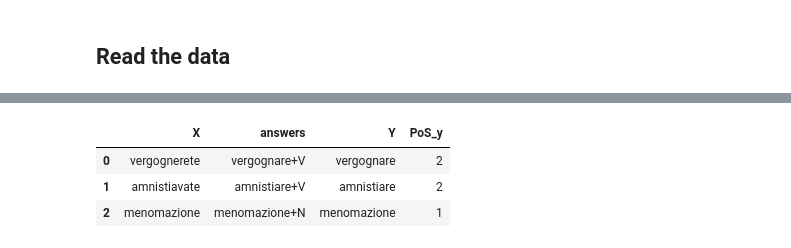
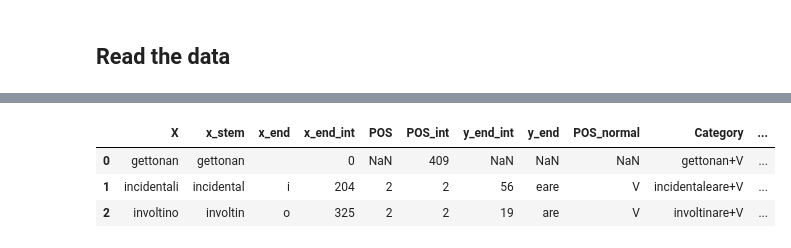
Before and after one commit to sergeyshilin/kaggle, a Jupyter notebook: PoS/PoS and Lemmas.ipynb, the cells around one changed output, grey strips where cells are left out. Cells and saved outputs as stored; diff of their text form; code cells hidden in the pictures.

```diff
--- a/PoS/PoS and Lemmas.ipynb
+++ b/PoS/PoS and Lemmas.ipynb
@@ -89,7 +166,17 @@ train['PoS_y'] = encoder.fit_transform(train['PoS_y'])
+# %%
+test.loc[test['x_end'] != '', 'y_end'] = test.loc[test['x_end'] != '', 'y_end_int'].apply(getYLabelFromInt)
+# %%
+test['POS_normal'] = test['POS'].apply(getPOSLabelFromInt)
+# %%
+test.loc[test['x_end'] != '', 'Category'] = test['x_stem'] + test['y_end'] + '+' + test['POS_normal']
+test.loc[test['x_end'] == '', 'Category'] = test['X'] + '+' + test['POS_normal']
+# %%
+Ids = pd.read_csv('data/task2_lemmas_test', error_bad_lines=False, encoding='UTF-8')['Id']
+test['Id'] = Ids
 # %%
-train[:3]
+test[:3]
 # %% [output]
-|  | X | answers | Y | PoS_y |
-| 0 | vergognerete | vergognare+V | vergognare | 2 |
-| 1 | amnistiavate | amnistiare+V | amnistiare | 2 |
-| 2 | menomazione | menomazione+N | menomazione | 1 |
+|  | X | x_stem | x_end | x_end_int | POS | POS_int | y_end_int | y_end | POS_normal | Category | ... |
+| 0 | gettonan | gettonan |  | 0 | NaN | 409 | NaN | NaN | NaN | gettonan+V | ... |
+| 1 | incidentali | incidental | i | 204 | 2 | 2 | 56 | eare | V | incidentaleare+V | ... |
+| 2 | involtino | involtin | o | 325 | 2 | 2 | 19 | are | V | involtinare+V | ... |
```
Also changed, not shown: parts of 45 cells of this notebook, 3 other files.
